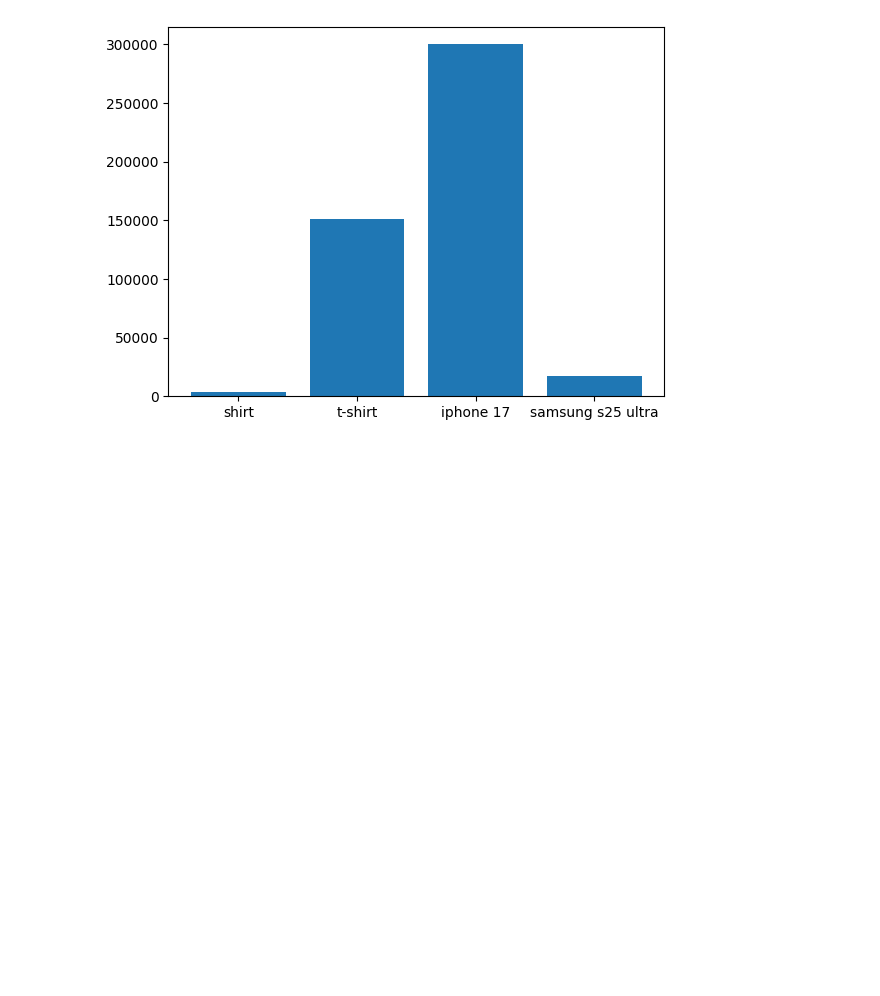
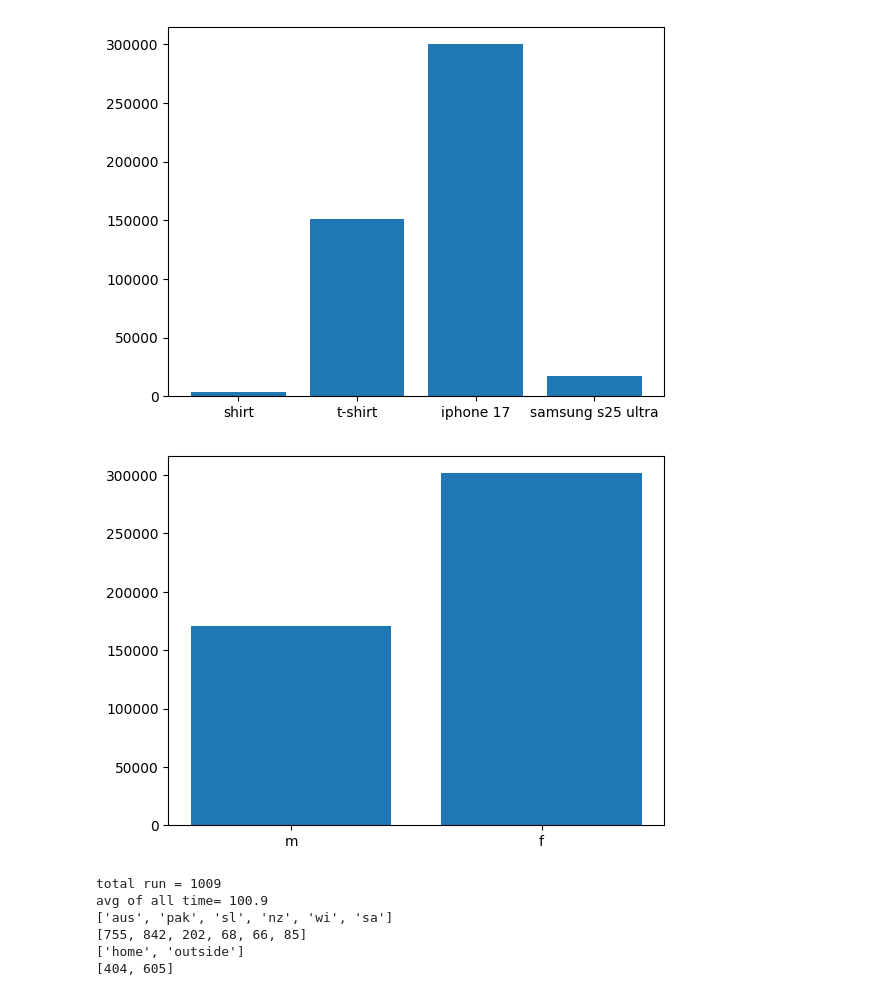
Before and after one commit to Shivam00242/python-class-cbitss, a Jupyter notebook: list_2.ipynb, the cells around one changed output. Cells and saved outputs as stored; diff of their text form; code cells hidden in the pictures; blank space fills up the shorter version.

```diff
--- a/list_2.ipynb
+++ b/list_2.ipynb
@@ -229,3 +229,79 @@ plt.bar(unique_product,product_wise_sale_)
 plt.show()
 # %% [output]
 [figure]
+# %%
+import matplotlib.pyplot as plt
+
+
+c_name=["shivam","robin","aman","parth","aryan","shubham","saksham"]
+c_id=['101','102','103','104','105','106','107']
+product=["shirt","t-shirt","iphone 17","samsung s25 ultra","shirt","t-shirt","iphone 17"]
+price=[2500,150000,150000,17000,1200,1500,149999]
+state=["hp","pb","hr","hr","hp","pb","hp"]
+gender=["m","f","f","m","m","f","m"]
+
+unique_gender=[]
+gender_wise_sale_=[]
+for a in gender:
+  if a not in unique_gender:
+    unique_gender.append(a)
+    gender_wise_sale_.append(0)
+for i in range(len(price)):
+  index=unique_gender.index(gender[i])
+  gender_wise_sale_[index]+=price[i]
+
+plt.bar(unique_gender,gender_wise_sale_)
+plt.show()
+# %% [output]
+[figure, added]
+# %%
+name= 'shivam'
+runs=[101,120,52,68,92,150,250,66,85,25]
+country=['aus','pak','sl','nz','pak','sl','aus','wi','sa','pak']
+place=['home','home','outside','outside','home','outside','outside','home','outside','home']
+
+unique_country=[]
+country_wise_run=[]
+unique_place=[]
+place_wise_run=[]
+country_wise_avg=[]
+place_wise_avg=[]
+for i in country:
+  if i not in unique_country:
+    unique_country.append(i)
+    country_wise_run.append(0)
+for i in range (len(runs)):
+  index=unique_country.index(country[i])
+  country_wise_run[index]+=runs[i]
+
+for i in place:
+  if i not in unique_place:
+    unique_place.append(i)
+    place_wise_run.append(0)
+for i in range(len(runs)):
+  index=unique_place.index(place[i])
+  place_wise_run[index]+=runs[i]
+
+
+total_run=sum(runs)
+print("total run =",total_run)
+print("avg of all time=",total_run/len(runs))
+for i in range (len(runs)):
+  index=unique_place.index(place[i])
+  country_wise_run[index]+=runs[i]
+
+for i in country:
+
+#  country wise avg
+print(unique_country)
+print(country_wise_run)
+
+print(unique_place)
+print(place_wise_run)
+# %% [output]
+total run = 1009
+avg of all time= 100.9
+['aus', 'pak', 'sl', 'nz', 'wi', 'sa']
+[755, 842, 202, 68, 66, 85]
+['home', 'outside']
+[404, 605]
```
